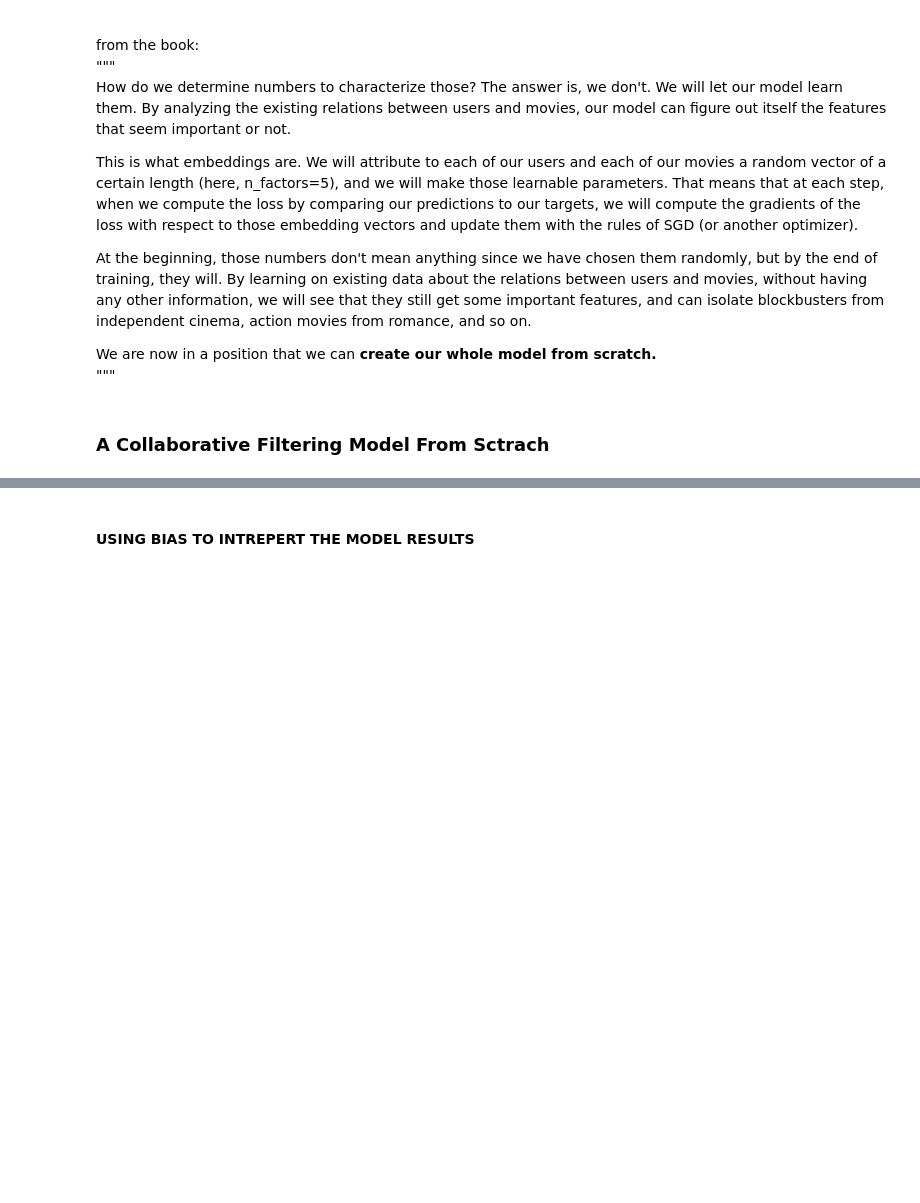
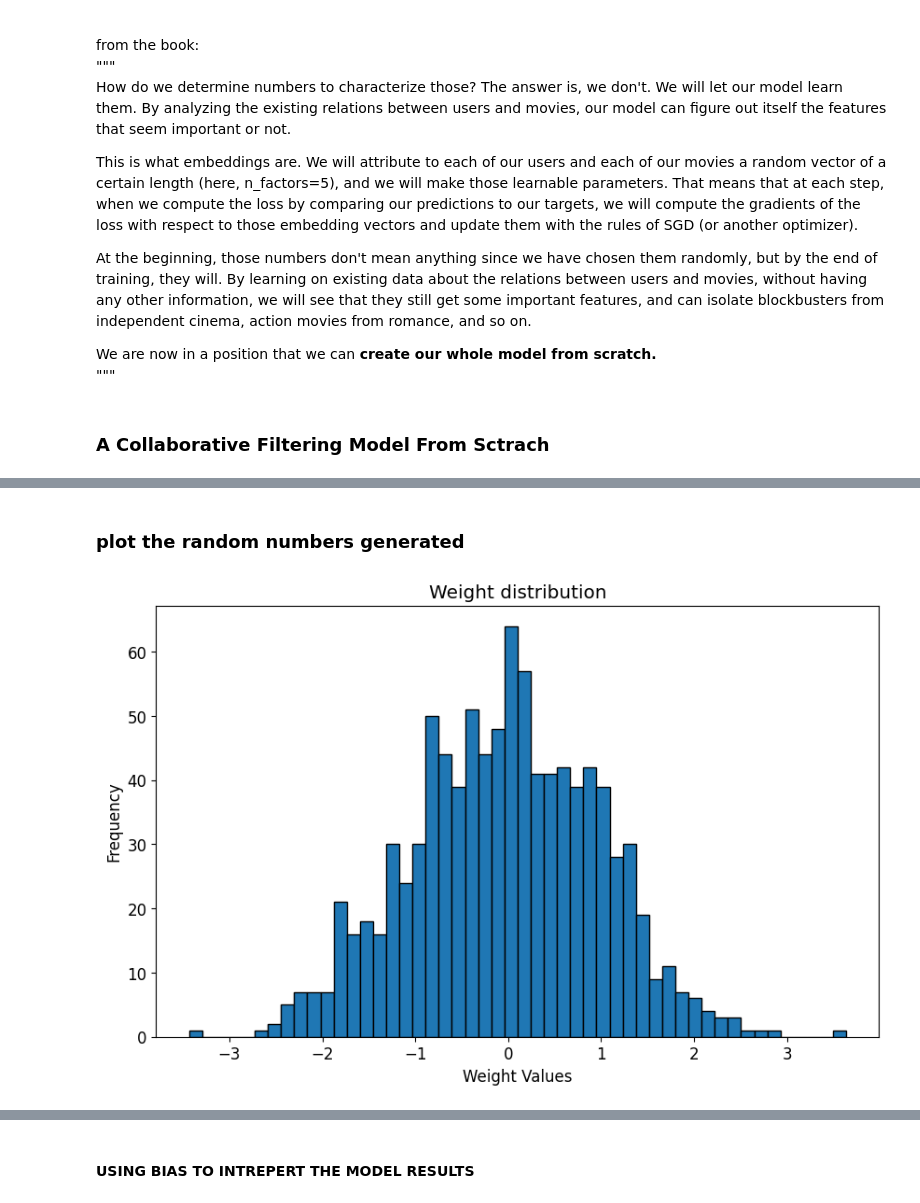
Before and after one commit to Ali-Alshaikh/Movie-Recommendation-DeepLearning, a Jupyter notebook: collab_filtering.ipynb, the cells around one changed output, grey strips where cells are left out. Drawn from its saved outputs; the diff is of its cells as text; code cells hidden in the pictures; blank space fills up the shorter version.

```diff
--- a/collab_filtering.ipynb
+++ b/collab_filtering.ipynb
@@ -310,0 +494,20 @@ def create_params(size):
+# %% [markdown]
+### plot the random numbers generated
+# %%
+# this code was Generated with "claude.ai" - assitant AI
+
+# comments written by a human ("group member")
+# the idea is to start with embeddings for weights which are not all zeros
+# and we can use .normal_({ mean }, { std })
+# so not all random numbers start from zero, they start to be very small numbers
+# centered around 0, and we make sure random starting nums are close to zero by using a very low standard deviation
+
+import  matplotlib.pyplot as plt
+# Create the histogram
+plt.figure(figsize=(10, 6))
+plt.hist(x.weight.detach().numpy().flatten(), bins=50, edgecolor='black')
+plt.xlabel('Weight Values')
+plt.ylabel('Frequency')
+plt.title('Weight distribution');
+# %% [output]
+[figure, added]
```
Also changed, not shown: parts of 116 cells of this notebook.
